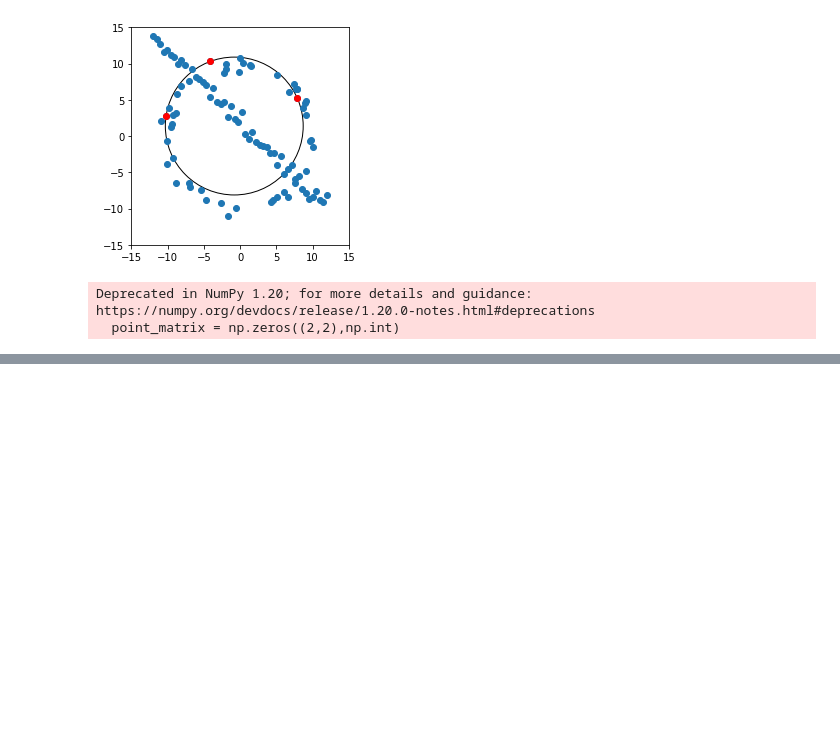
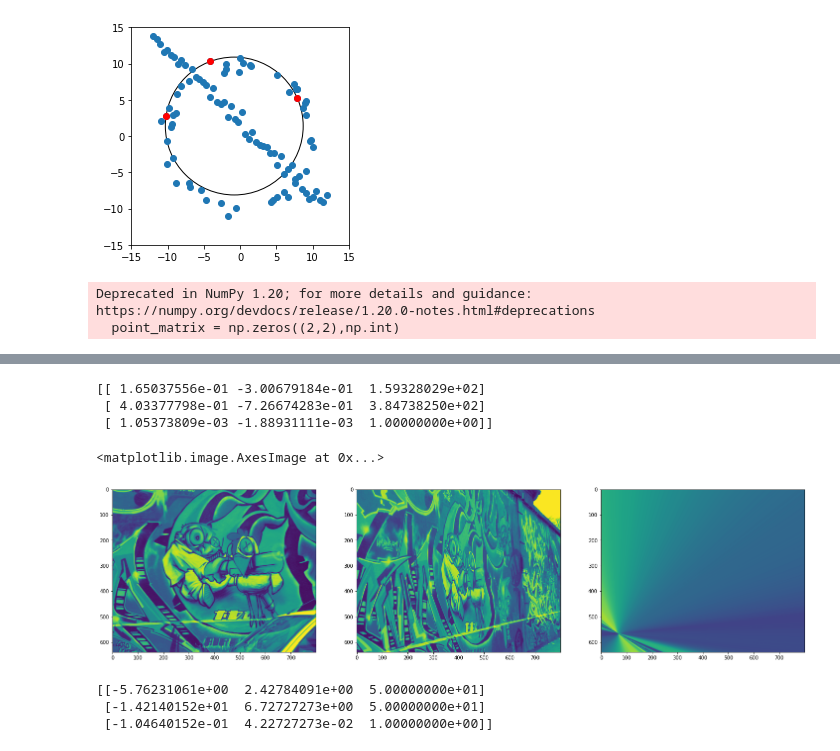
Before and after one commit to Thilanka1999/Computer-Vision-and-Image-Processing, a Jupyter notebook: assignment 2/190691B_a02.ipynb, the cells around one changed output, grey strips where cells are left out. Saved outputs shown, nothing was run; the diff lists cells and outputs as text; code cells hidden in the pictures; blank space fills up the shorter version.

Commit message:
trying to get the homography by mathematical definition

```diff
--- a/assignment 2/190691B_a02.ipynb
+++ b/assignment 2/190691B_a02.ipynb
@@ -254,0 +255,44 @@ plt.show()
+# %%
+pts1 = []
+pts2 = []
+w = 0
+for m in (matches):
+    # if m.distance < 0.7*n.distance:
+        # good.append(m)
+        pts1.append(keypoints_1[m.queryIdx].pt)
+        pts2.append(keypoints_2[m.trainIdx].pt)
+        if w>=3: break
+        w+=1
+# print(pts1)
+# print(pts2)
+H, status = cv.findHomography(np.array(pts1), np.array(pts2))
+print(H)
+
+# H = np.array([[6.2544644e-01  , 5.7759174e-02  , 2.2201217e+02],
+#   [ 2.2240536e-01  , 1.1652147e+00 , -2.5605611e+01],
+#   [ 4.9212545e-04 , -3.6542424e-05  , 1.0000000e+00]])
+
+im1to4 = cv.warpPerspective(im2, np.linalg.inv(H), (np.shape(im2)[1], np.shape(im2)[0]))
+
+
+fig, ax = plt.subplots(1,3, figsize=(25, 25))
+
+ax[0].imshow(im1)
+ax[1].imshow(im2)
+ax[2].imshow(im1to4)
+# %% [output]
+[[ 1.65037556e-01 -3.00679184e-01  1.59328029e+02]
+ [ 4.03377798e-01 -7.26674283e-01  3.84738250e+02]
+ [ 1.05373809e-03 -1.88931111e-03  1.00000000e+00]]
+<matplotlib.image.AxesImage at 0x...>
+[figure, added]
+# %%
+pts1 = [[0,0], [40, 80], [51, 100], [20,50]]
+pts2 = [[50,50], [70, 100], [10, 20], [55,100]]
+
+H, status = cv.findHomography(np.array(pts1), np.array(pts2))
+print(H)
+# %% [output]
+[[-5.76231061e+00  2.42784091e+00  5.00000000e+01]
+ [-1.42140152e+01  6.72727273e+00  5.00000000e+01]
+ [-1.04640152e-01  4.22727273e-02  1.00000000e+00]]
```
Also changed, not shown: parts of 5 cells of this notebook.
